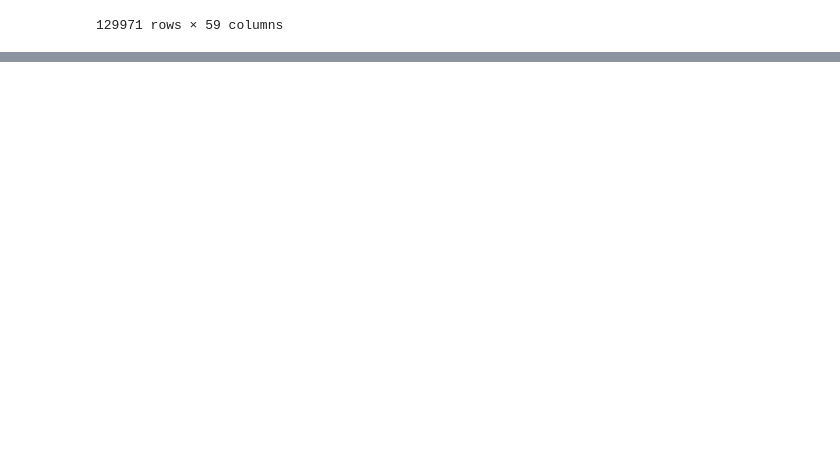
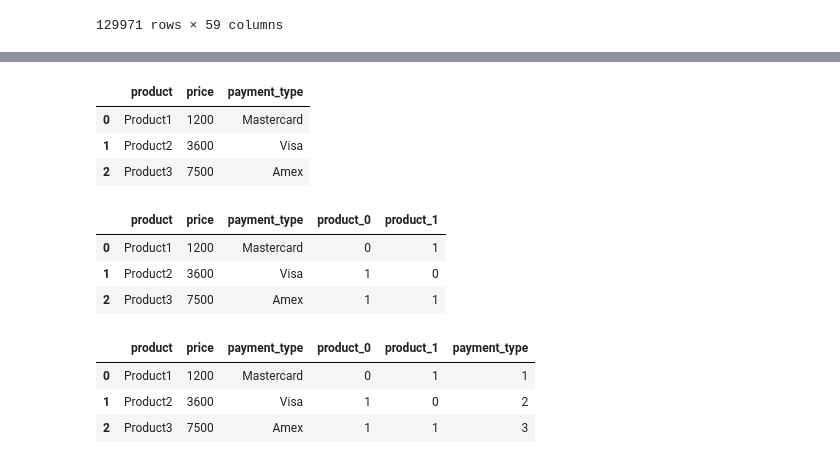
Before and after one commit to ivajazz/EDA_3, a Jupyter notebook: EDA_3_3.ipynb, the cells around one changed output, grey strips where cells are left out. Saved outputs shown, nothing was run; the diff lists cells and outputs as text; code cells hidden in the pictures; blank space fills up the shorter version.

```diff
--- a/EDA_3_3.ipynb
+++ b/EDA_3_3.ipynb
@@ -147,0 +168,37 @@ data
+# %%
+list_of_dicts = [
+ {'product': 'Product1', 'price': 1200, 'payment_type': 'Mastercard'},
+ {'product': 'Product2', 'price': 3600, 'payment_type': 'Visa'},
+ {'product': 'Product3', 'price': 7500, 'payment_type': 'Amex'}
+]
+df = pd.DataFrame(list_of_dicts)
+df.head()
+# %% [output]
+|  | product | price | payment_type |
+| 0 | Product1 | 1200 | Mastercard |
+| 1 | Product2 | 3600 | Visa |
+| 2 | Product3 | 7500 | Amex |
+# %%
+encoder = ce.BinaryEncoder(cols=['product'])
+type_bin = encoder.fit_transform(df['product'])
+df = pd.concat([df, type_bin], axis=1)
+
+df
+# %% [output]
+|  | product | price | payment_type | product_0 | product_1 |
+| 0 | Product1 | 1200 | Mastercard | 0 | 1 |
+| 1 | Product2 | 3600 | Visa | 1 | 0 |
+| 2 | Product3 | 7500 | Amex | 1 | 1 |
+# %%
+ord_encoder = ce.OrdinalEncoder(mapping=[{
+    'col': 'payment_type',
+    'mapping': {'Mastercard': 1, 'Visa': 2, 'Amex': 3}
+}])
+data_bin = ord_encoder.fit_transform(df[['payment_type']])
+df = pd.concat([df, data_bin], axis=1)
+df
+# %% [output]
+|  | product | price | payment_type | product_0 | product_1 | payment_type |
+| 0 | Product1 | 1200 | Mastercard | 0 | 1 | 1 |
+| 1 | Product2 | 3600 | Visa | 1 | 0 | 2 |
+| 2 | Product3 | 7500 | Amex | 1 | 1 | 3 |
```
Also changed, not shown: parts of 1 cell of this notebook.
